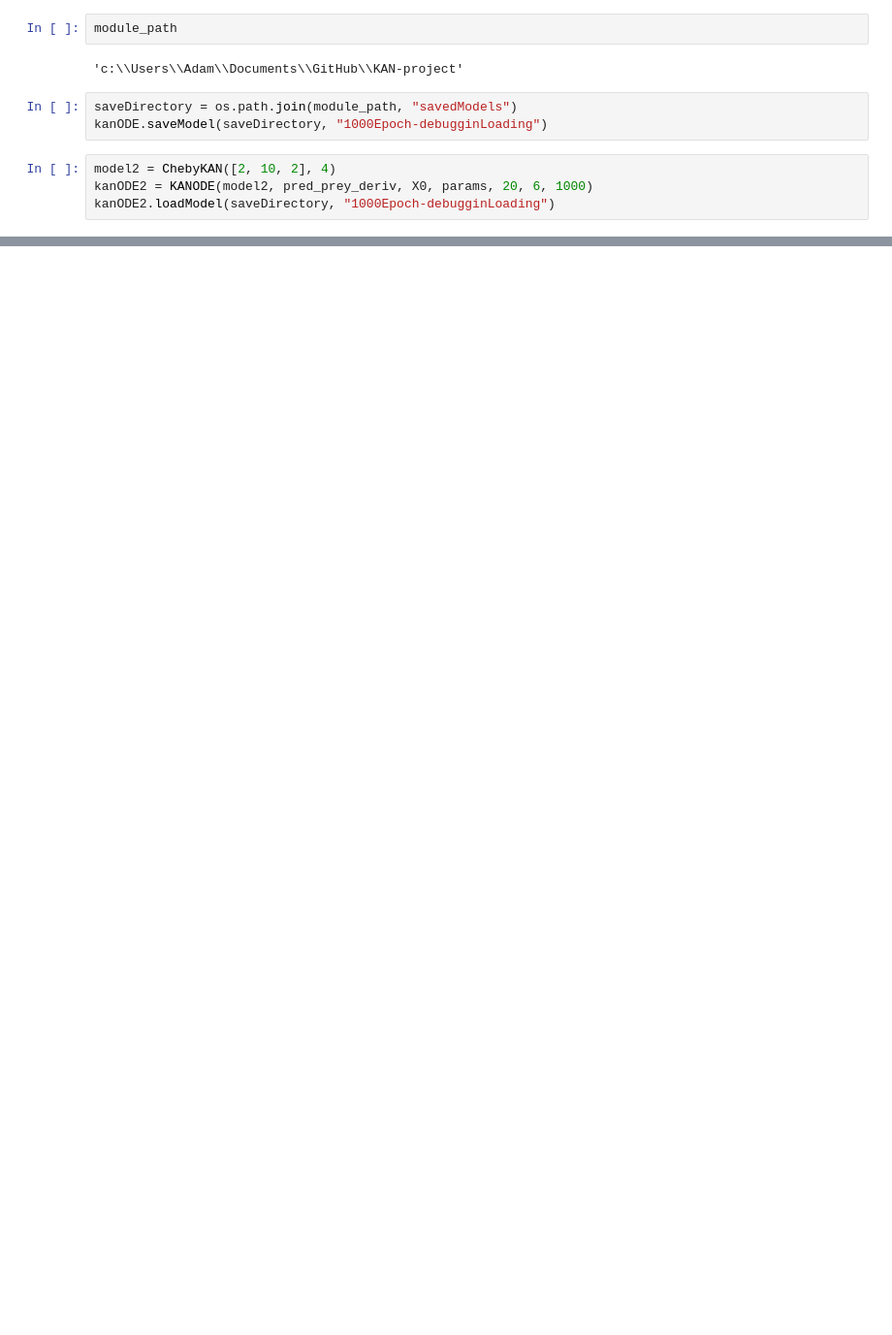
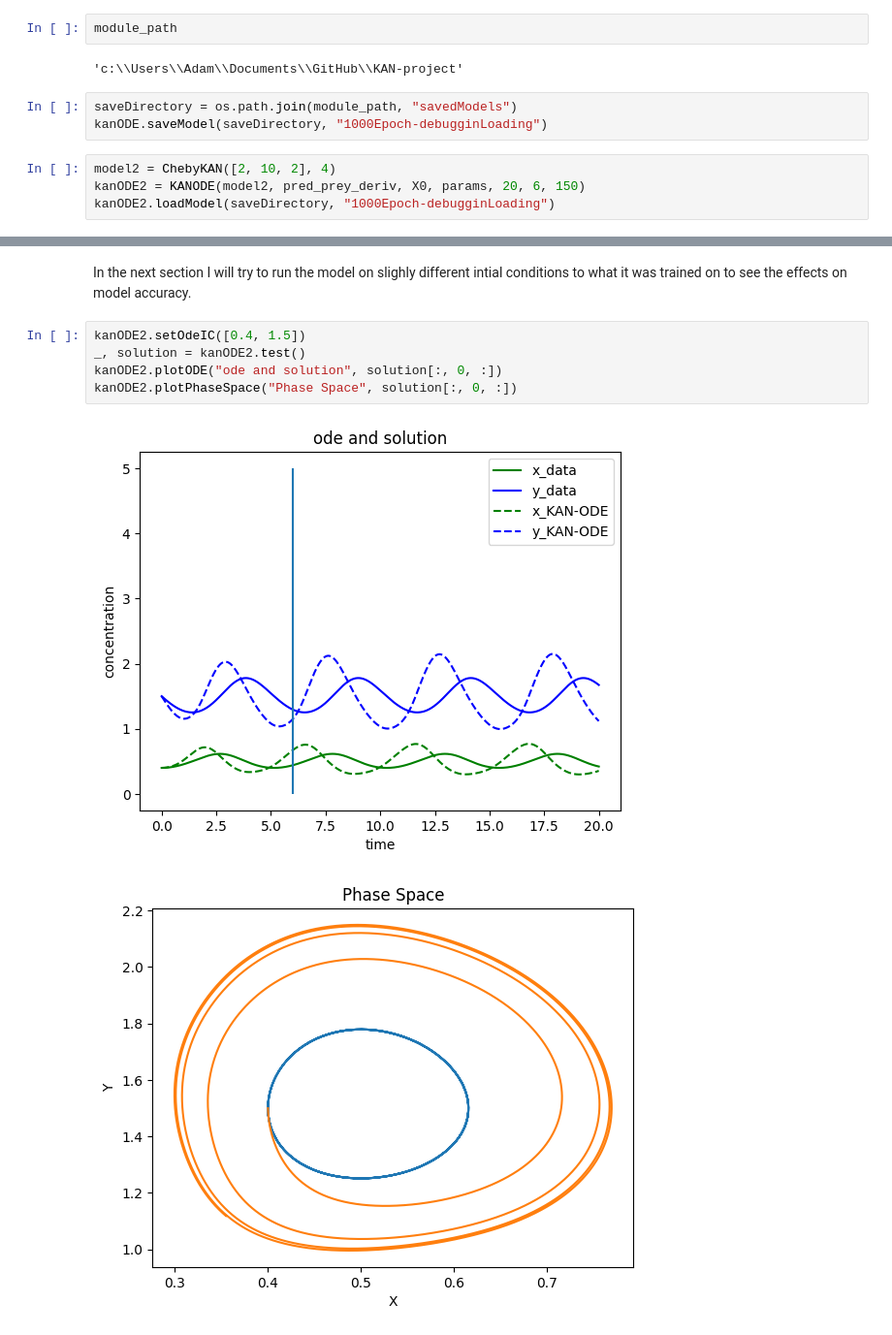
Before and after one commit to AdamJager/KAN-project, a Jupyter notebook: jupyterNoteBooks/savingModels.ipynb, the cells around one changed output, grey strips where cells are left out. Shown at 97% size. Cells and saved outputs as stored; diff of their text form; blank space fills up the shorter version.

```diff
--- a/jupyterNoteBooks/savingModels.ipynb
+++ b/jupyterNoteBooks/savingModels.ipynb
@@ -49,7 +42,7 @@ saveDirectory = os.path.join(module_path, "savedModels")
 kanODE.saveModel(saveDirectory, "1000Epoch-debugginLoading")
 # %%
 model2 = ChebyKAN([2, 10, 2], 4)
-kanODE2 = KANODE(model2, pred_prey_deriv, X0, params, 20, 6, 1000)
+kanODE2 = KANODE(model2, pred_prey_deriv, X0, params, 20, 6, 150)
 kanODE2.loadModel(saveDirectory, "1000Epoch-debugginLoading")
 # %%
 _, solution = kanODE2.test()
@@ -60,0 +54,10 @@ kanODE.plotPhaseSpace("Phase Space", solution[:, 0, :])
+# %% [markdown]
+In the next section I will try to run the model on slighly different intial conditions to what it was trained on to see the effects on model accuracy.
+# %%
+kanODE2.setOdeIC([0.4, 1.5])
+_, solution = kanODE2.test()
+kanODE2.plotODE("ode and solution", solution[:, 0, :])
+kanODE2.plotPhaseSpace("Phase Space", solution[:, 0, :])
+# %% [output]
+[figure, added]
+[figure, added]
```
Also changed, not shown: parts of 6 cells of this notebook, 9 other files.
